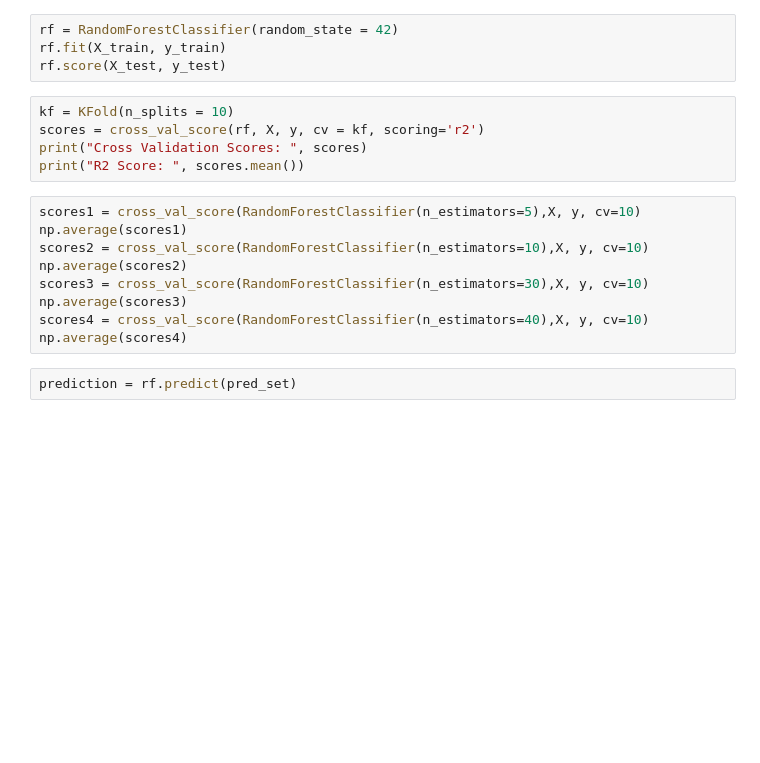
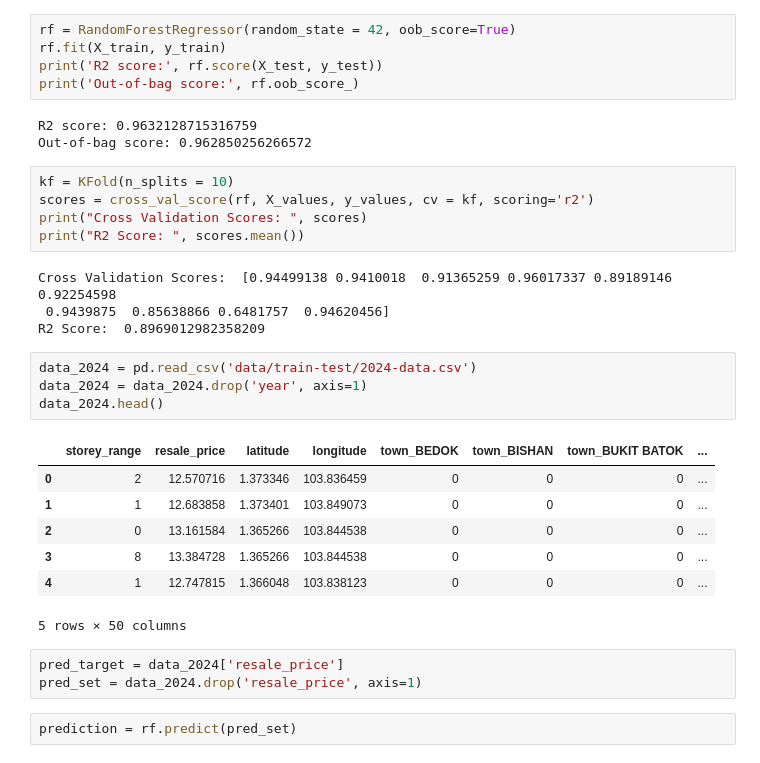
Before and after one commit to joesurf/Housing-Price-Time-Series-Forecasting, a Jupyter notebook: random_forest.ipynb, the cells around one changed output. Drawn from its saved outputs; the diff is of its cells as text; blank space fills up the shorter version.

```diff
--- a/random_forest.ipynb
+++ b/random_forest.ipynb
@@ -19,21 +55,35 @@ X_train, X_test, y_train, y_test = train_test_split(X, y, test_size=0.2, random_
 # %%
-rf = RandomForestClassifier(random_state = 42)
+rf = RandomForestRegressor(random_state = 42, oob_score=True)
 rf.fit(X_train, y_train)
-rf.score(X_test, y_test)
+print('R2 score:', rf.score(X_test, y_test))
+print('Out-of-bag score:', rf.oob_score_)
+# %% [output]
+R2 score: 0.9632128715316759
+Out-of-bag score: 0.962850256266572
 # %%
 kf = KFold(n_splits = 10)
-scores = cross_val_score(rf, X, y, cv = kf, scoring='r2')
+scores = cross_val_score(rf, X_values, y_values, cv = kf, scoring='r2')
 print("Cross Validation Scores: ", scores)
 print("R2 Score: ", scores.mean())
+# %% [output]
+Cross Validation Scores:  [0.94499138 0.9410018  0.91365259 0.96017337 0.89189146 0.92254598
+ 0.9439875  0.85638866 0.6481757  0.94620456]
+R2 Score:  0.8969012982358209
-# %%
-scores1 = cross_val_score(RandomForestClassifier(n_estimators=5),X, y, cv=10)
-np.average(scores1)
-scores2 = cross_val_score(RandomForestClassifier(n_estimators=10),X, y, cv=10)
-np.average(scores2)
-scores3 = cross_val_score(RandomForestClassifier(n_estimators=30),X, y, cv=10)
-np.average(scores3)
-scores4 = cross_val_score(RandomForestClassifier(n_estimators=40),X, y, cv=10)
-np.average(scores4)
+# %%
+data_2024 = pd.read_csv('data/train-test/2024-data.csv')
+data_2024 = data_2024.drop('year', axis=1)
+data_2024.head()
+# %% [output]
+|  | storey_range | resale_price | latitude | longitude | town_BEDOK | town_BISHAN | town_BUKIT BATOK | ... |
+| 0 | 2 | 12.570716 | 1.373346 | 103.836459 | 0 | 0 | 0 | ... |
+| 1 | 1 | 12.683858 | 1.373401 | 103.849073 | 0 | 0 | 0 | ... |
+| 2 | 0 | 13.161584 | 1.365266 | 103.844538 | 0 | 0 | 0 | ... |
+| 3 | 8 | 13.384728 | 1.365266 | 103.844538 | 0 | 0 | 0 | ... |
+| 4 | 1 | 12.747815 | 1.366048 | 103.838123 | 0 | 0 | 0 | ... |
+5 rows × 50 columns
+# %%
+pred_target = data_2024['resale_price']
+pred_set = data_2024.drop('resale_price', axis=1)
 # %%
 prediction = rf.predict(pred_set)
 # %%
```
Also changed, not shown: parts of 22 cells of this notebook, 1 other file.
